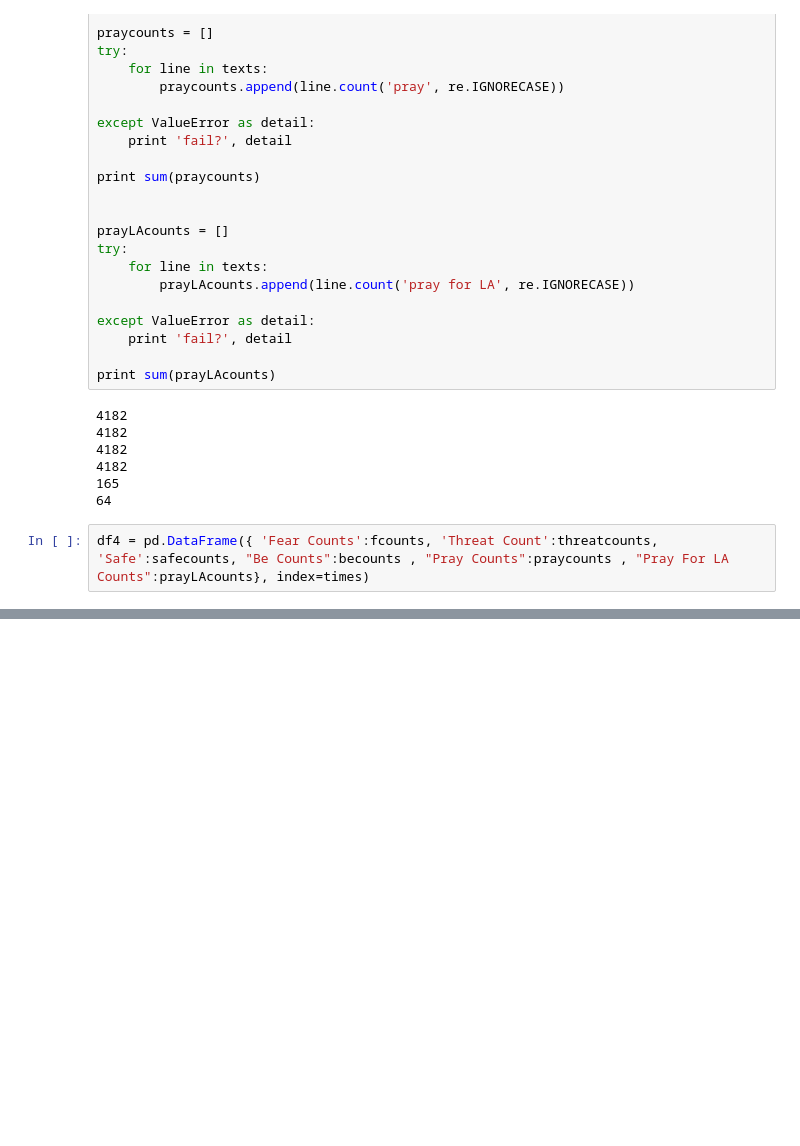
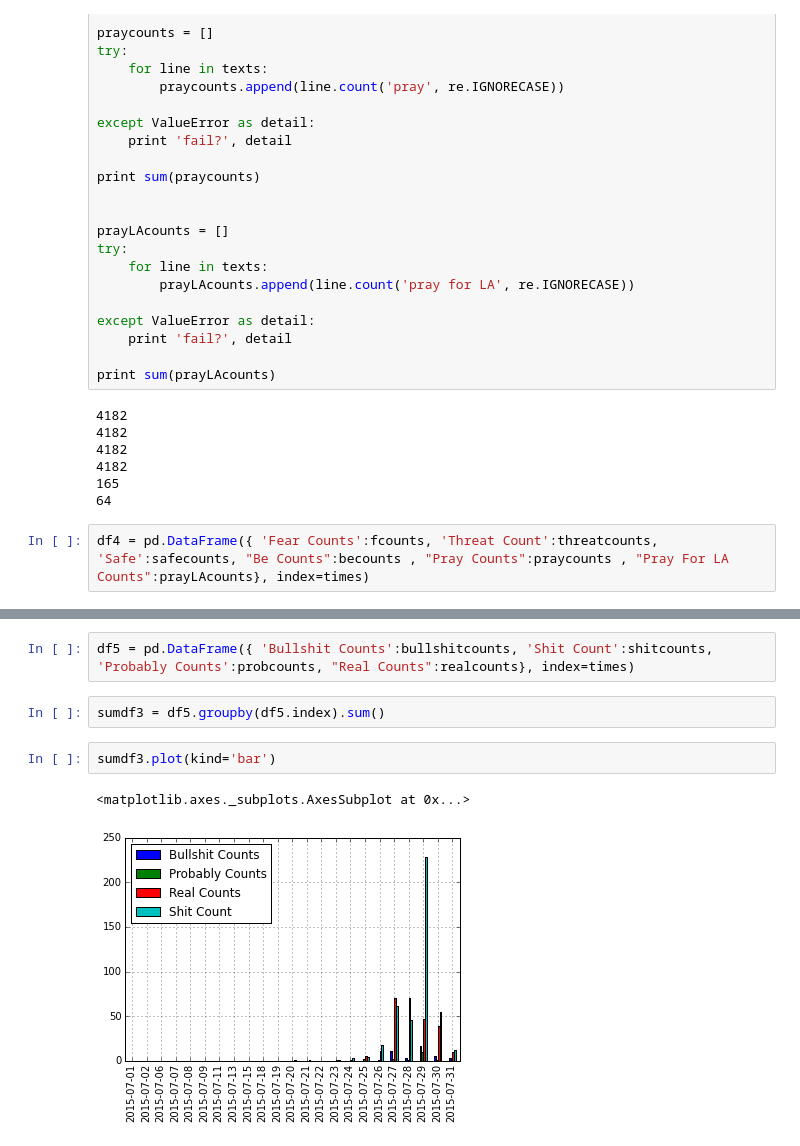
Before and after one commit to heatherjcohen/UCLA-Coding-Projects, a Jupyter notebook: GangTweetsViz.ipynb, the cells around one changed output, grey strips where cells are left out. Cells and saved outputs as stored; diff of their text form; blank space fills up the shorter version.

```diff
--- a/GangTweetsViz.ipynb
+++ b/GangTweetsViz.ipynb
@@ -169 +238,10 @@ df4 = pd.DataFrame({ 'Fear Counts':fcounts, 'Threat Count':threatcounts, 'Safe':
+# %%
+df5 = pd.DataFrame({ 'Bullshit Counts':bullshitcounts, 'Shit Count':shitcounts, 'Probably Counts':probcounts, "Real Counts":realcounts}, index=times)
+# %%
+sumdf3 = df5.groupby(df5.index).sum()
+# %%
+sumdf3.plot(kind='bar')
+# %% [output]
+<matplotlib.axes._subplots.AxesSubplot at 0x...>
+[figure, added]
 # %%
```
Also changed, not shown: parts of 15 cells of this notebook.
